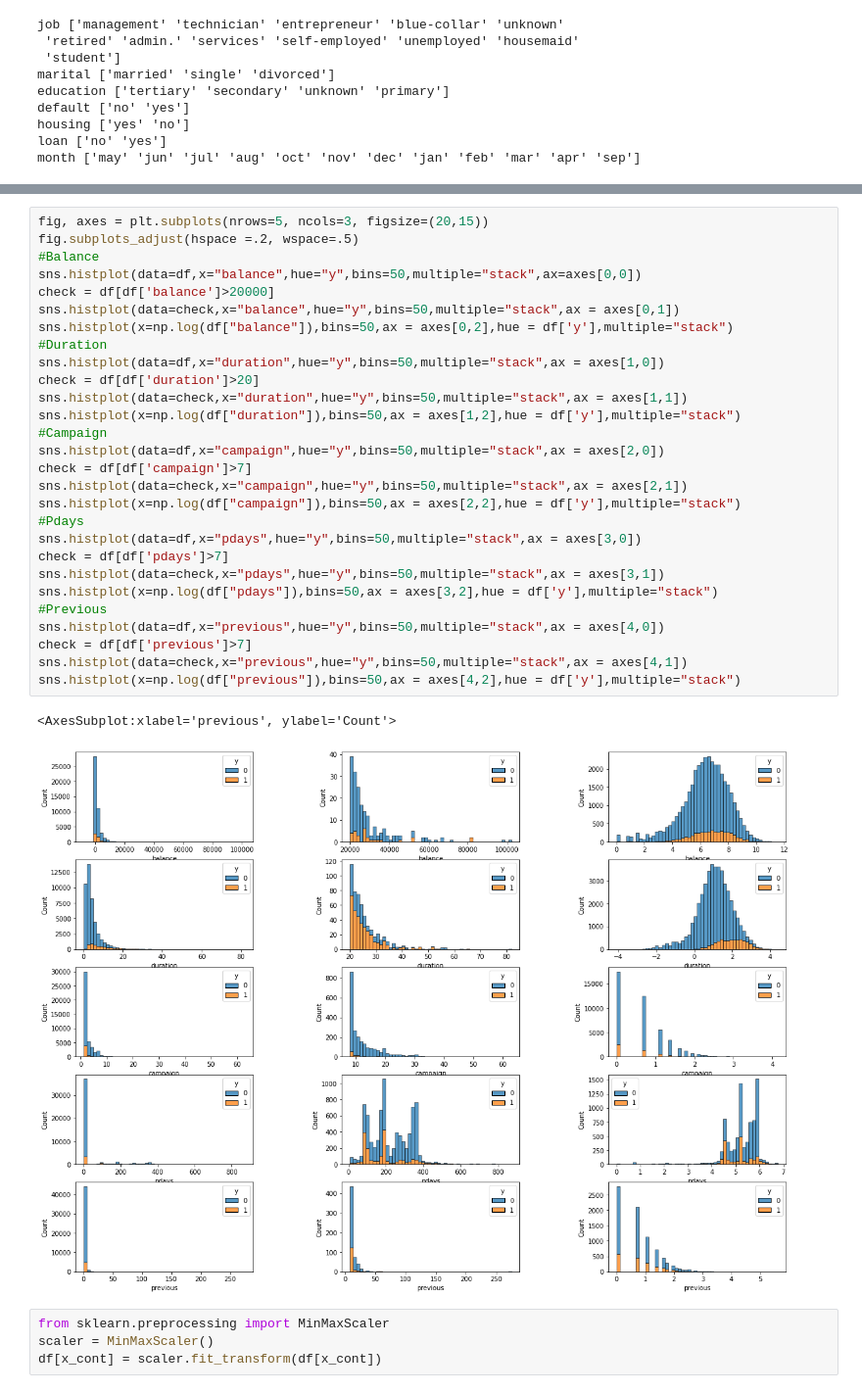
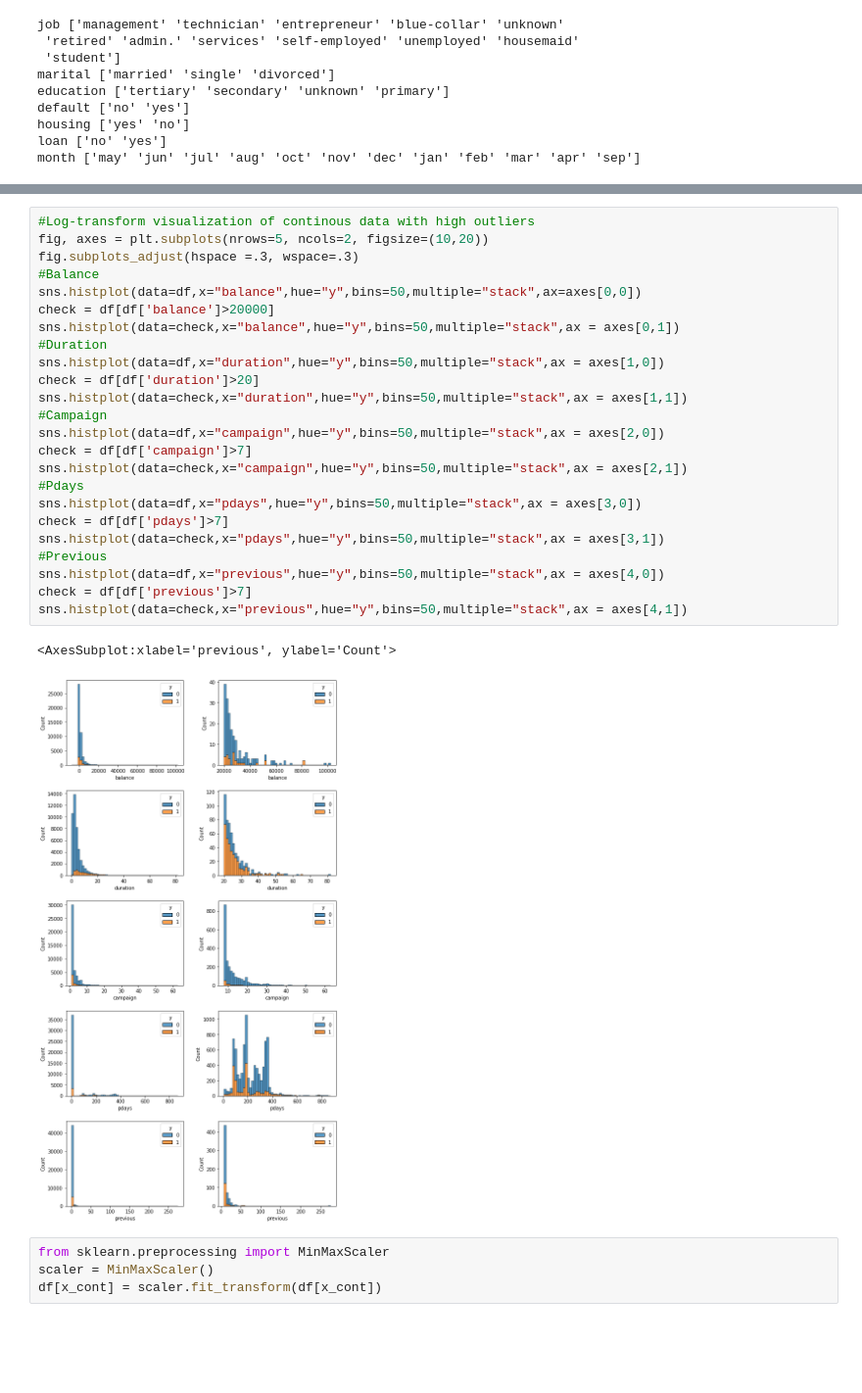
Before and after one commit to RohitVarre/Bank-Term-deposit-prediction, a Jupyter notebook: Machine Learning - Project Bank.ipynb, the cells around one changed output, grey strips where cells are left out. Shown at 98% size. Cells and saved outputs as stored; diff of their text form; blank space fills up the shorter version.

```diff
--- a/Machine Learning - Project Bank.ipynb
+++ b/Machine Learning - Project Bank.ipynb
@@ -166,34 +181,30 @@ chi2
 # %%
-fig, axes = plt.subplots(nrows=5, ncols=3, figsize=(20,15))
-fig.subplots_adjust(hspace =.2, wspace=.5)
+#Log-transform visualization of continous data with high outliers
+fig, axes = plt.subplots(nrows=5, ncols=2, figsize=(10,20))
+fig.subplots_adjust(hspace =.3, wspace=.3)
 #Balance
 sns.histplot(data=df,x="balance",hue="y",bins=50,multiple="stack",ax=axes[0,0])
 check = df[df['balance']>20000]
 sns.histplot(data=check,x="balance",hue="y",bins=50,multiple="stack",ax = axes[0,1])
-sns.histplot(x=np.log(df["balance"]),bins=50,ax = axes[0,2],hue = df['y'],multiple="stack")
 #Duration
 sns.histplot(data=df,x="duration",hue="y",bins=50,multiple="stack",ax = axes[1,0])
 check = df[df['duration']>20]
 sns.histplot(data=check,x="duration",hue="y",bins=50,multiple="stack",ax = axes[1,1])
-sns.histplot(x=np.log(df["duration"]),bins=50,ax = axes[1,2],hue = df['y'],multiple="stack")
 #Campaign
 sns.histplot(data=df,x="campaign",hue="y",bins=50,multiple="stack",ax = axes[2,0])
 check = df[df['campaign']>7]
 sns.histplot(data=check,x="campaign",hue="y",bins=50,multiple="stack",ax = axes[2,1])
-sns.histplot(x=np.log(df["campaign"]),bins=50,ax = axes[2,2],hue = df['y'],multiple="stack")
 #Pdays
 sns.histplot(data=df,x="pdays",hue="y",bins=50,multiple="stack",ax = axes[3,0])
 check = df[df['pdays']>7]
 sns.histplot(data=check,x="pdays",hue="y",bins=50,multiple="stack",ax = axes[3,1])
-sns.histplot(x=np.log(df["pdays"]),bins=50,ax = axes[3,2],hue = df['y'],multiple="stack")
 #Previous
 sns.histplot(data=df,x="previous",hue="y",bins=50,multiple="stack",ax = axes[4,0])
 check = df[df['previous']>7]
 sns.histplot(data=check,x="previous",hue="y",bins=50,multiple="stack",ax = axes[4,1])
-sns.histplot(x=np.log(df["previous"]),bins=50,ax = axes[4,2],hue = df['y'],multiple="stack")
 # %% [output]
 <AxesSubplot:xlabel='previous', ylabel='Count'>
-[figure, old version]
+[figure, new version]
 # %%
 from sklearn.preprocessing import MinMaxScaler
 scaler = MinMaxScaler()
```
Also changed, not shown: parts of 29 cells of this notebook.
